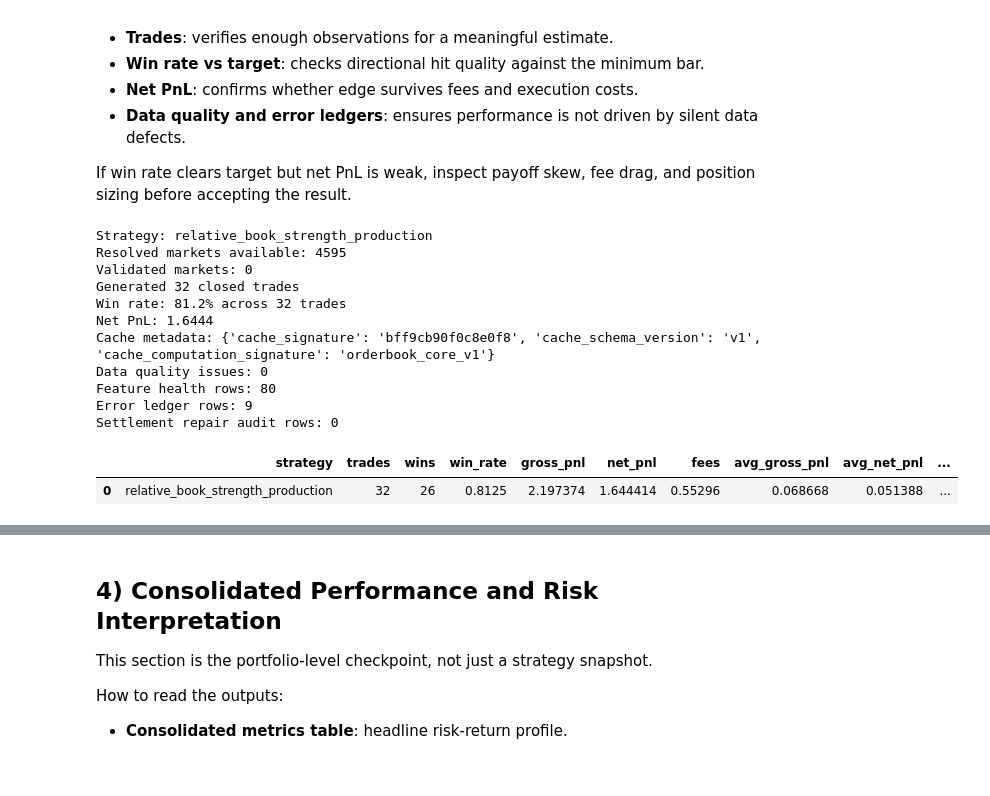
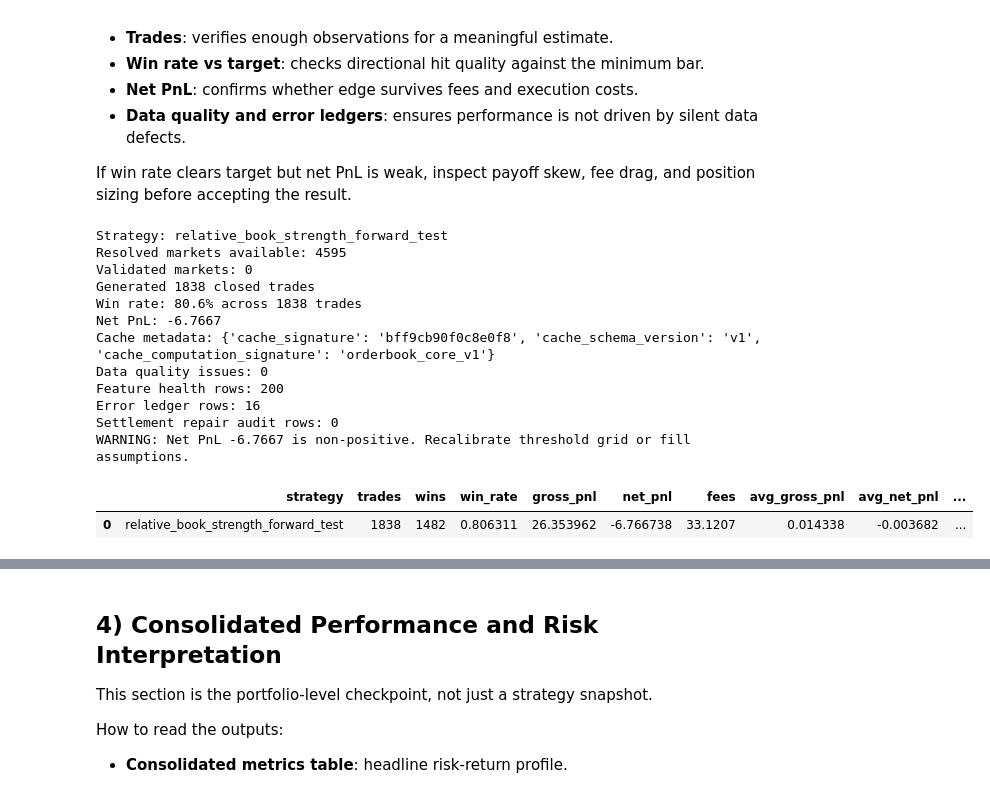
Before and after one commit to Prolead1/onlyPositiveAlpha, a Jupyter notebook: alphas/spread_alpha.ipynb, the cells around one changed output, grey strips where cells are left out. Saved outputs shown, nothing was run; the diff lists cells and outputs as text; code cells hidden in the pictures.

Commit message:
updates to strategy, backtesting, data, add report structure

```diff
--- a/alphas/spread_alpha.ipynb
+++ b/alphas/spread_alpha.ipynb
@@ -592,20 +534,19 @@ Interpretation guide:
 
 If win rate clears target but net PnL is weak, inspect payoff skew, fee drag, and position sizing before accepting the result.
 # %%
-resolution_frame = result.resolution_frame
-resolution_diagnostics = result.resolution_diagnostics
-trade_ledger = result.trade_ledger
-order_ledger = result.order_ledger
-backtest_summary = result.backtest_summary
-equity_curve = result.equity_curve
-strategy_signals = result.strategy_signals
-feature_health = result.feature_health
-data_quality_report = result.data_quality_report
-error_ledger = result.error_ledger
-settlement_repair_audit = result.settlement_repair_audit
-diagnostics_by_market = result.diagnostics_by_market
-diagnostics_by_regime = result.diagnostics_by_regime
-cache_metadata = result.cache_metadata
+resolution_frame = forward_result.resolution_frame
+resolution_diagnostics = forward_result.resolution_diagnostics
+trade_ledger = forward_result.trade_ledger
+order_ledger = forward_result.order_ledger
+backtest_summary = forward_result.backtest_summary
+equity_curve = forward_result.equity_curve
+strategy_signals = forward_result.strategy_signals
+feature_health = forward_result.feature_health
+data_quality_report = forward_result.data_quality_report
+error_ledger = forward_result.error_ledger
+settlement_repair_audit = forward_result.settlement_repair_audit
+diagnostics_by_market = forward_result.diagnostics_by_market
+cache_metadata = forward_result.cache_metadata
 
 if trade_ledger.empty:
     raise RuntimeError(
@@ -620,41 +561,42 @@ net_pnl = float(backtest_summary.iloc[0]["net_pnl"])
 
 print(f"Strategy: {strategy_name}")
 print(f"Resolved markets available: {len(resolution_frame)}")
 print(f"Validated markets: {len(resolution_diagnostics)}")
 print(f"Generated {len(trade_ledger)} closed trades")
 print(f"Win rate: {win_rate:.1%} across {trades} trades")
 print(f"Net PnL: {net_pnl:.4f}")
 print(f"Cache metadata: {cache_metadata}")
 print(f"Data quality issues: {len(data_quality_report)}")
 print(f"Feature health rows: {len(feature_health)}")
 print(f"Error ledger rows: {len(error_ledger)}")
 print(f"Settlement repair audit rows: {len(settlement_repair_audit)}")
 
 if net_pnl <= 0.0:
     print(
         f"WARNING: Net PnL {net_pnl:.4f} is non-positive. Recalibrate threshold grid or fill assumptions."
     )
 if win_rate < TARGET_WIN_RATE:
     print(
         f"WARNING: Win rate {win_rate:.1%} is below target {TARGET_WIN_RATE:.0%}. "
-        "Adjust fixed strategy thresholds or match target to current market regime."
+        "Adjust fixed strategy thresholds or match target to current market conditions."
     )
 
 ipy_display(backtest_summary)
 # %% [output]
-Strategy: relative_book_strength_production
+Strategy: relative_book_strength_forward_test
 Resolved markets available: 4595
 Validated markets: 0
-Generated 32 closed trades
-Win rate: 81.2% across 32 trades
-Net PnL: 1.6444
+Generated 1838 closed trades
+Win rate: 80.6% across 1838 trades
+Net PnL: -6.7667
 Cache metadata: {'cache_signature': 'bff9cb90f0c8e0f8', 'cache_schema_version': 'v1', 'cache_computation_signature': 'orderbook_core_v1'}
 Data quality issues: 0
-Feature health rows: 80
-Error ledger rows: 9
+Feature health rows: 200
+Error ledger rows: 16
 Settlement repair audit rows: 0
+WARNING: Net PnL -6.7667 is non-positive. Recalibrate threshold grid or fill assumptions.
 |  | strategy | trades | wins | win_rate | gross_pnl | net_pnl | fees | avg_gross_pnl | avg_net_pnl | ... |
-| 0 | relative_book_strength_production | 32 | 26 | 0.8125 | 2.197374 | 1.644414 | 0.55296 | 0.068668 | 0.051388 | ... |
+| 0 | relative_book_strength_forward_test | 1838 | 1482 | 0.806311 | 26.353962 | -6.766738 | 33.1207 | 0.014338 | -0.003682 | ... |
 # %%
 print("\n" + "=" * 80)
 print("DEBUG: Check time-to-resolution filter application")
```
Also changed, not shown: parts of 17 cells of this notebook, 20 other files.
